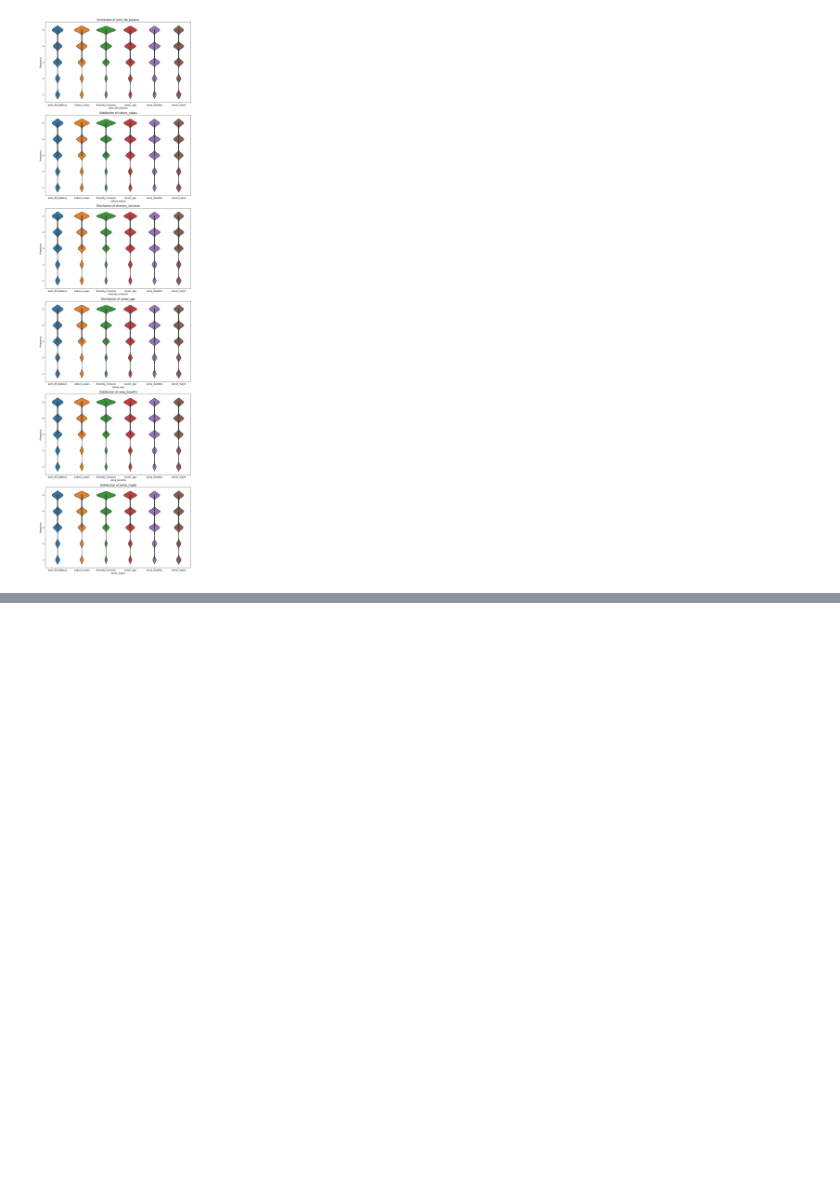
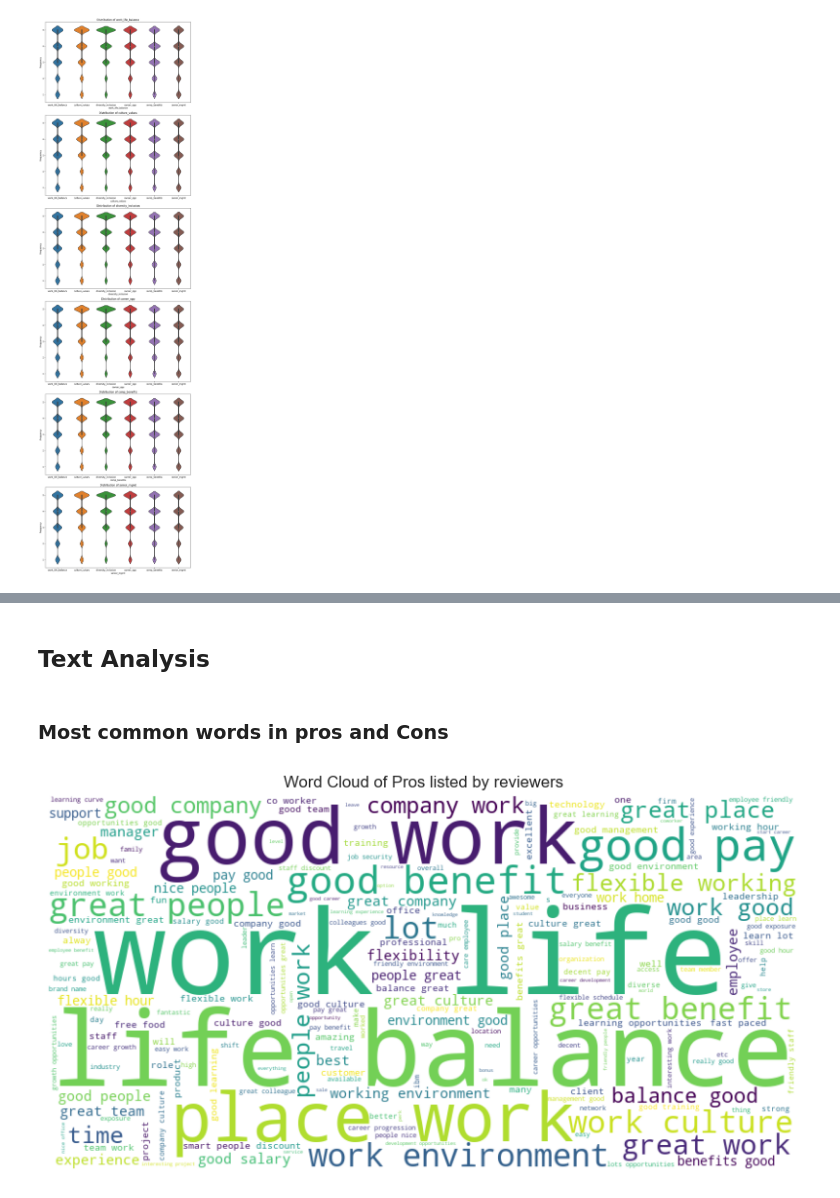
Before and after one commit to Jitesh117/glassdoor_data_analysis, a Jupyter notebook: analysis.ipynb, the cells around one changed output, grey strips where cells are left out. Drawn from its saved outputs; the diff is of its cells as text; code cells hidden in the pictures; blank space fills up the shorter version.

```diff
--- a/analysis.ipynb
+++ b/analysis.ipynb
@@ -174,0 +195,20 @@ plt.show()
+# %% [markdown]
+## Text Analysis
+# %% [markdown]
+### Most common words in pros and Cons
+# %%
+all_words = ' '.join(df['pros'].dropna())
+
+stopwords = set(STOPWORDS)
+processed_text = ' '.join([word.lower() for word in all_words.split() if word.lower() not in stopwords])
+
+wordcloud = WordCloud(width=800, height=400, background_color='white').generate(processed_text)
+
+# Plot the word cloud
+plt.figure(figsize=(10, 5))
+plt.imshow(wordcloud, interpolation='bilinear')
+plt.axis('off')
+plt.title('Word Cloud of Pros listed by reviewers')
+plt.show()
+# %% [output]
+[figure, added]
```
Also changed, not shown: parts of 6 cells of this notebook, 1 other file.
